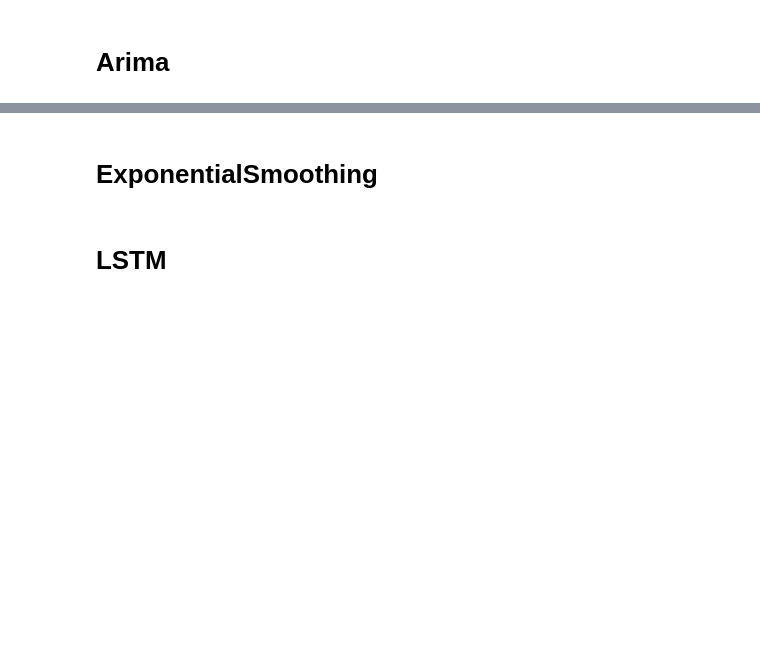
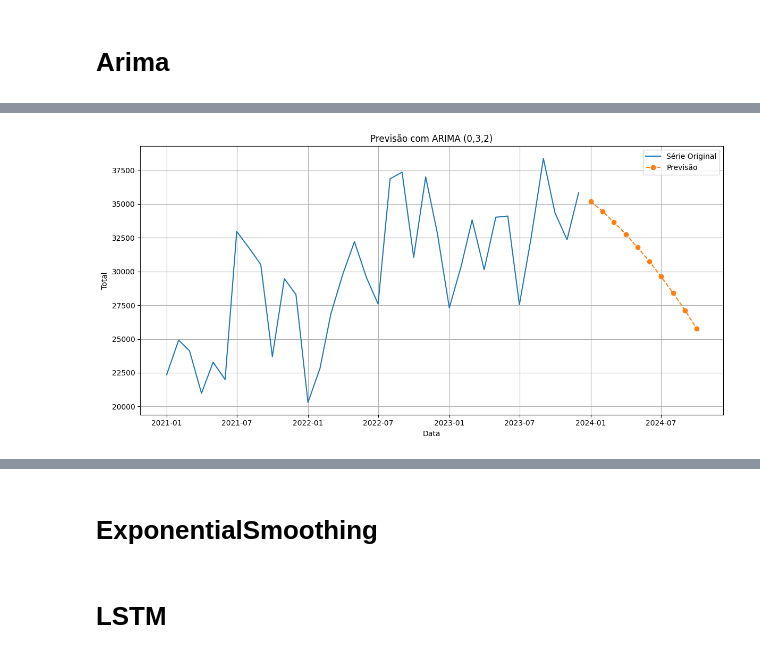
Before and after one commit to AdolphoBorgesSalvador/Analise, a Jupyter notebook: Forecast/analise_previsao.ipynb, the cells around one changed output, grey strips where cells are left out. Cells and saved outputs as stored; diff of their text form; code cells hidden in the pictures; blank space fills up the shorter version.

Commit message:
modified:   Forecast/analise_forecast.ipynb 	modified:   Forecast/analise_previsao.ipynb 	modified:   Pendencia/Mapa Analisado1.0.xlsx 	modified:   Pendencia/analise2.ipynb

```diff
--- a/Forecast/analise_previsao.ipynb
+++ b/Forecast/analise_previsao.ipynb
@@ -45 +53,24 @@ print(best_model.summary())
+# %%
+import matplotlib.pyplot as plt
+
+n_periods = 10
+
+forecast = best_model.forecast(steps=n_periods)
+
+forecast_index = pd.date_range(start=ts_data.index[-1], periods=n_periods + 1, freq='MS')[1:]
+
+plt.figure(figsize=(12, 6))
+plt.plot(ts_data, label='Série Original')
+
+plt.plot(forecast_index, forecast, label='Previsão', linestyle='--', marker='o')
+
+plt.title('Previsão com ARIMA (0,3,2)')
+plt.xlabel('Data')
+plt.ylabel('Total')
+plt.legend()
+plt.grid(True)
+plt.tight_layout()
+plt.show()
+# %% [output]
+[figure, added]
 # %%
```
Also changed, not shown: parts of 2 cells of this notebook, 3 other files.
